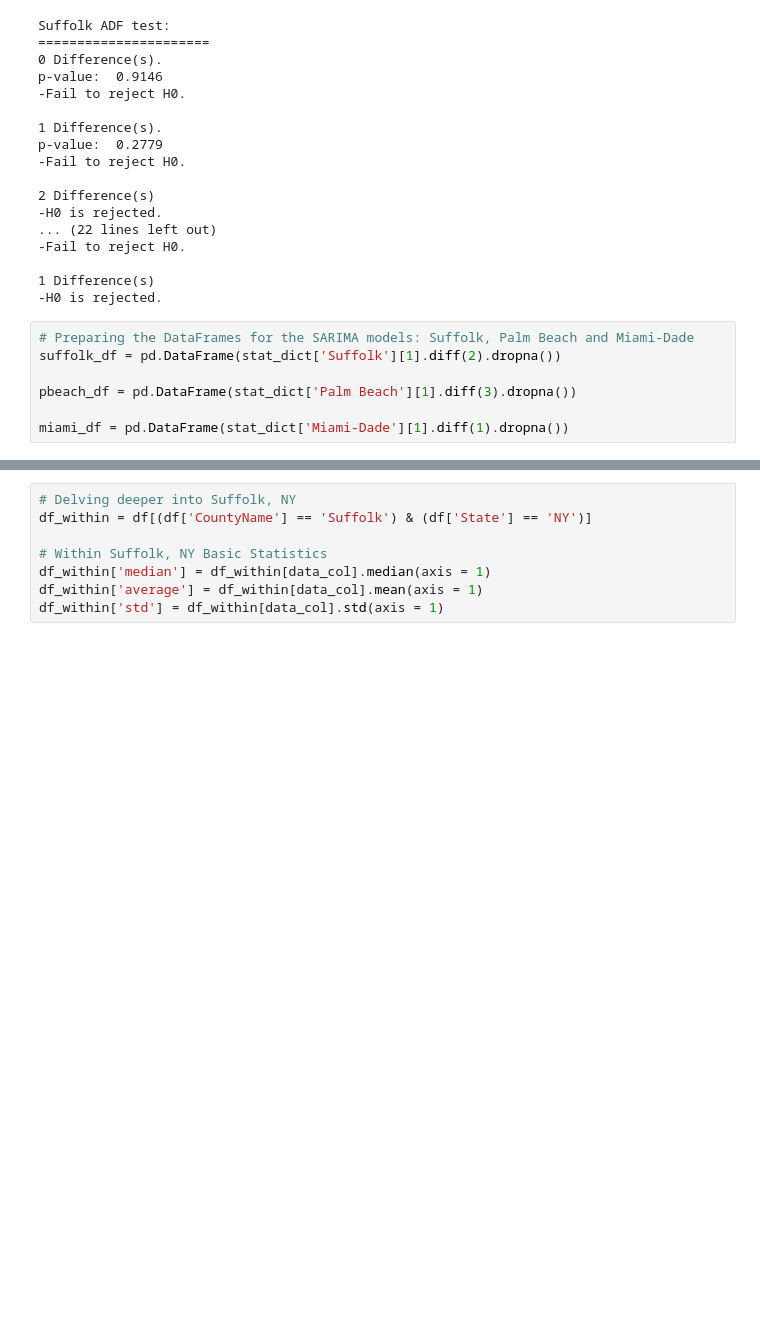
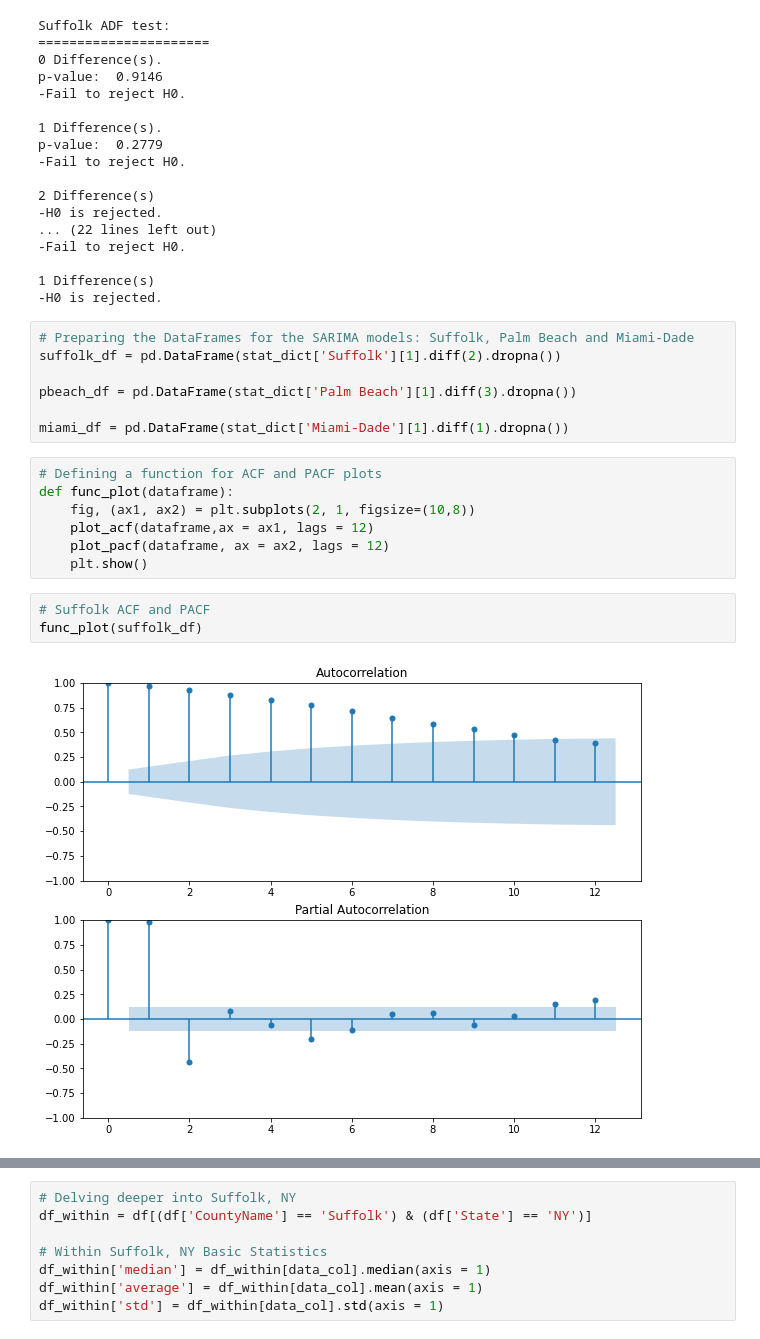
Before and after one commit to ovilar/phase_4-project, a Jupyter notebook: index.ipynb, the cells around one changed output, grey strips where cells are left out. Drawn from its saved outputs; the diff is of its cells as text; blank space fills up the shorter version.

```diff
--- a/index.ipynb
+++ b/index.ipynb
@@ -319,3 +324,15 @@ suffolk_df = pd.DataFrame(stat_dict['Suffolk'][1].diff(2).dropna())
 pbeach_df = pd.DataFrame(stat_dict['Palm Beach'][1].diff(3).dropna())
 
 miami_df = pd.DataFrame(stat_dict['Miami-Dade'][1].diff(1).dropna())
+# %%
+# Defining a function for ACF and PACF plots
+def func_plot(dataframe):
+    fig, (ax1, ax2) = plt.subplots(2, 1, figsize=(10,8))
+    plot_acf(dataframe,ax = ax1, lags = 12)
+    plot_pacf(dataframe, ax = ax2, lags = 12)
+    plt.show()
+# %%
+# Suffolk ACF and PACF
+func_plot(suffolk_df)
+# %% [output]
+[figure, added]
```
Also changed, not shown: parts of 17 cells of this notebook, 1 other file.
